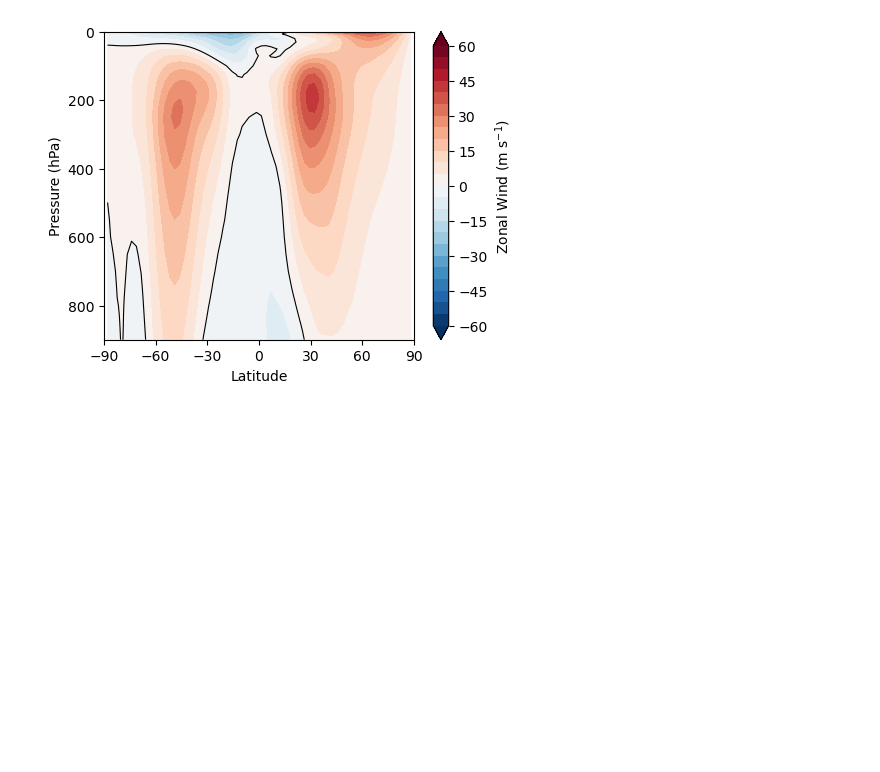
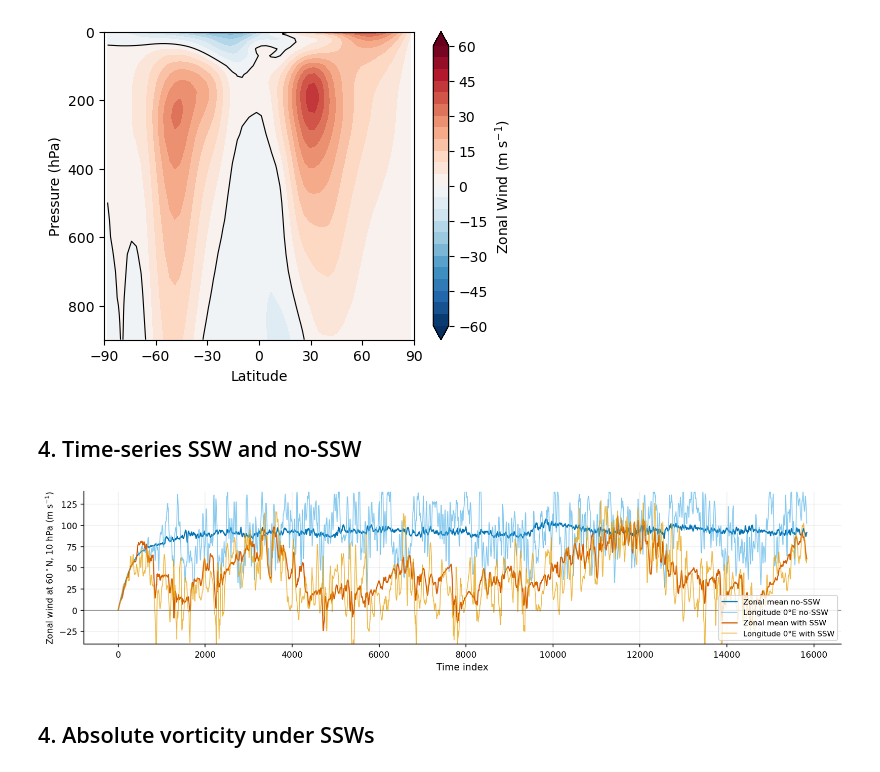
Before and after one commit to oskarbohnlassen/isca_emulation, a Jupyter notebook: notebooks/analysis_isca_data.ipynb, the cells around one changed output. Cells and saved outputs as stored; diff of their text form; code cells hidden in the pictures; blank space fills up the shorter version.

```diff
--- a/notebooks/analysis_isca_data.ipynb
+++ b/notebooks/analysis_isca_data.ipynb
@@ -465,3 +460,57 @@ cbar = fig.colorbar(cf, ax=ax, label="Zonal Wind (m s$^{-1}$)")
 plt.show()
 # %% [output]
 [figure]
+# %% [markdown]
+## 4. Time-series SSW and no-SSW
+# %%
+colors = {
+    "no_ssw_mean": "#0072B2",   # blue
+    "no_ssw_lon0": "#56B4E9",   # light blue
+    "with_ssw_mean": "#D55E00", # vermilion
+    "with_ssw_lon0": "#E69F00", # orange
+}
+
+time_index = np.arange(len(time_np_no_ssw))
+
+fig, ax = plt.subplots(figsize=(12, 3), dpi=150)
+
+ax.plot(time_index, u_no_ssw_60N_p10_mean_np,
+        color=colors["no_ssw_mean"], lw=1.2)
+
+ax.plot(time_index, u_no_ssw_60N_p10_lon0_np,
+        color=colors["no_ssw_lon0"], lw=0.9, alpha=0.7)
+
+ax.plot(time_index, u_with_ssw_60N_p10_mean_np,
+        color=colors["with_ssw_mean"], lw=1.2)
+
+ax.plot(time_index, u_with_ssw_60N_p10_lon0_np,
+        color=colors["with_ssw_lon0"], lw=0.9, alpha=0.7)
+ax.axhline(0, lw=0.8, color="0.4", alpha=0.7)
+
+ax.set_xlabel("Time index")
+ax.set_ylabel(r"Zonal wind at 60$^\circ$N, 10 hPa (m s$^{-1}$)", fontsize=9)
+
+ax.legend(
+    [
+        "Zonal mean no-SSW",
+        "Longitude 0°E no-SSW",
+        "Zonal mean with SSW",
+        "Longitude 0°E with SSW",
+    ],
+    fontsize=8,
+    loc="lower right",
+    frameon=True,
+)
+
+ax.set_ylim(-40, 140)
+ax.grid(True, alpha=0.2)
+ax.spines["top"].set_visible(False)
+ax.spines["right"].set_visible(False)
+ax.tick_params(labelsize=9)
+
+plt.tight_layout()
+plt.show()
+# %% [output]
+[figure, added]
+# %% [markdown]
+## 4. Absolute vorticity under SSWs
```
Also changed, not shown: parts of 40 cells of this notebook, 3 other files.
